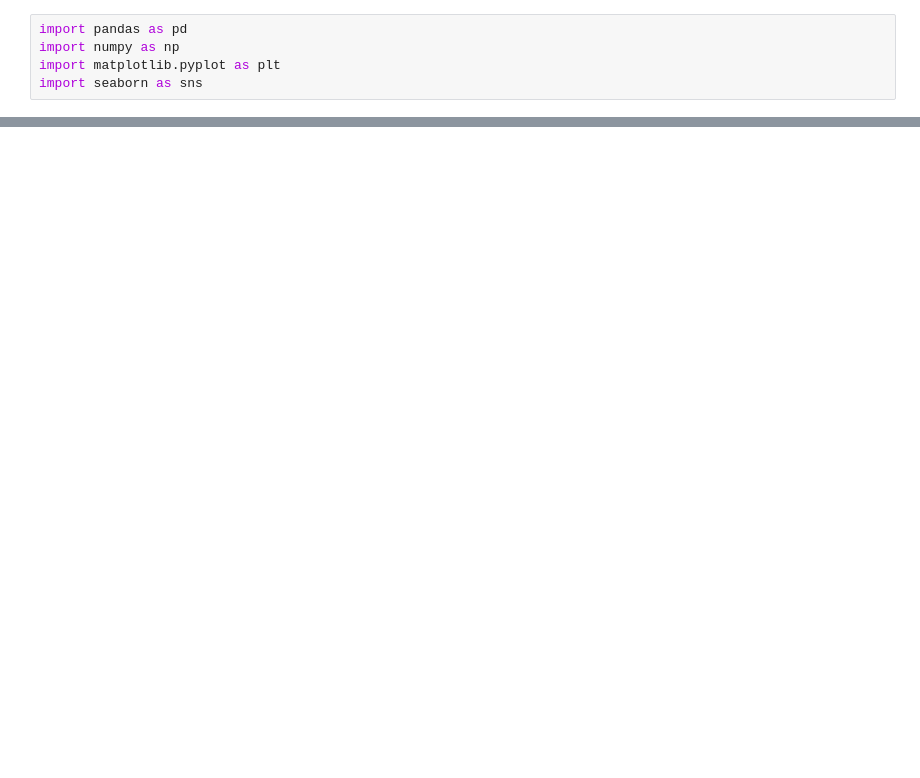
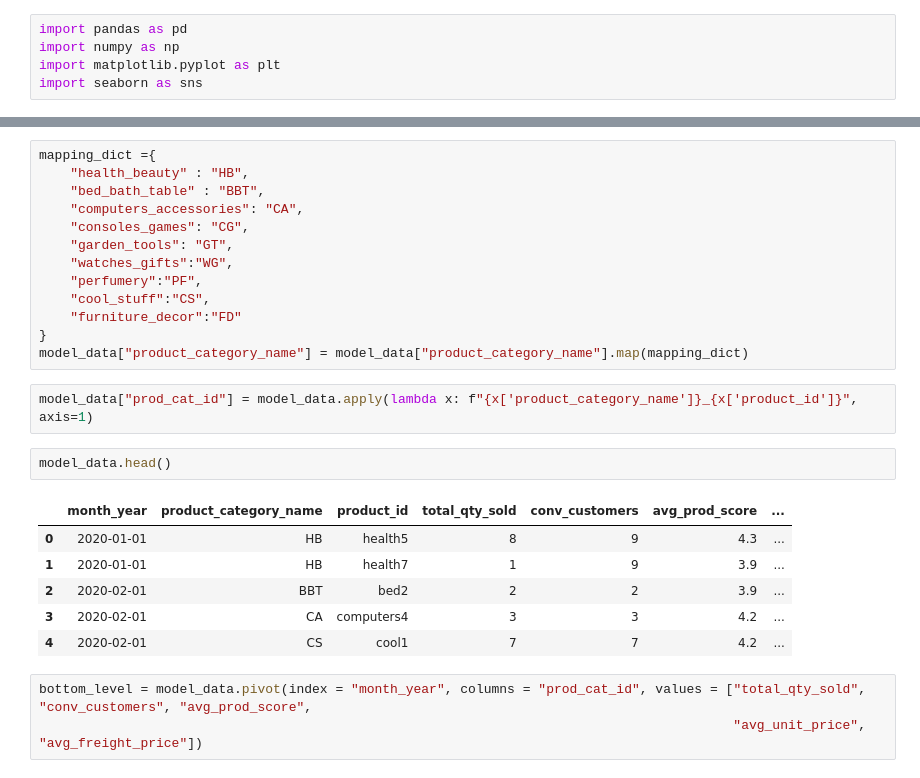
Before and after one commit to josephine-amponsah/retail-demand-forecaster, a Jupyter notebook: notebooks/feature-eng.ipynb, the cells around one changed output, grey strips where cells are left out. Drawn from its saved outputs; the diff is of its cells as text; blank space fills up the shorter version.

```diff
--- a/notebooks/feature-eng.ipynb
+++ b/notebooks/feature-eng.ipynb
@@ -70,0 +93,27 @@ data_check["qty"].sum()
+# %%
+mapping_dict ={
+    "health_beauty" : "HB",
+    "bed_bath_table" : "BBT",
+    "computers_accessories": "CA",
+    "consoles_games": "CG",
+    "garden_tools": "GT",
+    "watches_gifts":"WG",
+    "perfumery":"PF",
+    "cool_stuff":"CS",
+    "furniture_decor":"FD"
+}
+model_data["product_category_name"] = model_data["product_category_name"].map(mapping_dict)
+# %%
+model_data["prod_cat_id"] = model_data.apply(lambda x: f"{x['product_category_name']}_{x['product_id']}", axis=1)
+# %%
+model_data.head()
+# %% [output]
+|  | month_year | product_category_name | product_id | total_qty_sold | conv_customers | avg_prod_score | ... |
+| 0 | 2020-01-01 | HB | health5 | 8 | 9 | 4.3 | ... |
+| 1 | 2020-01-01 | HB | health7 | 1 | 9 | 3.9 | ... |
+| 2 | 2020-02-01 | BBT | bed2 | 2 | 2 | 3.9 | ... |
+| 3 | 2020-02-01 | CA | computers4 | 3 | 3 | 4.2 | ... |
+| 4 | 2020-02-01 | CS | cool1 | 7 | 7 | 4.2 | ... |
+# %%
+bottom_level = model_data.pivot(index = "month_year", columns = "prod_cat_id", values = ["total_qty_sold", "conv_customers", "avg_prod_score",
+                                                                                         "avg_unit_price", "avg_freight_price"])
```
Also changed, not shown: parts of 30 cells of this notebook, 4 other files.
